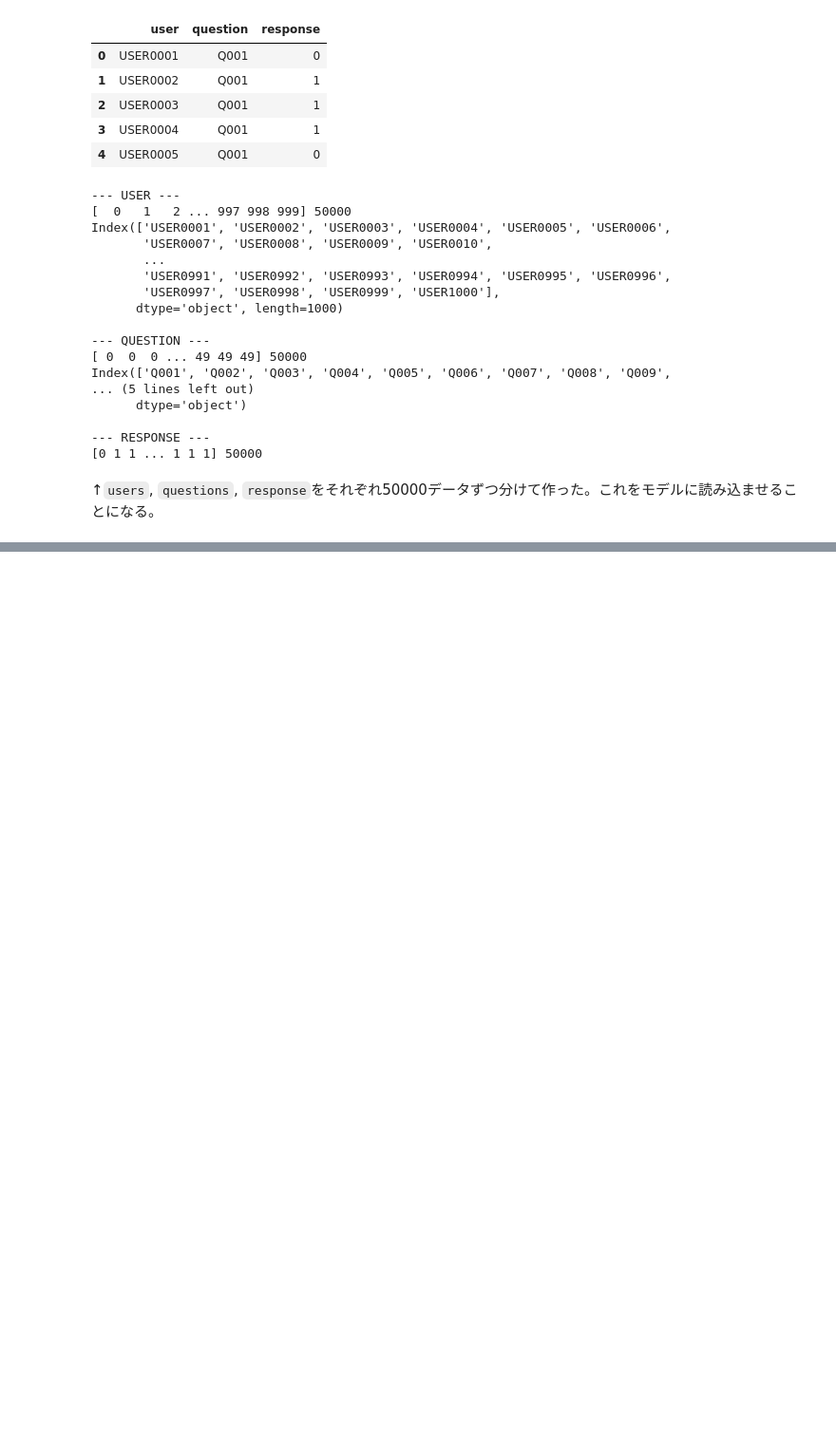
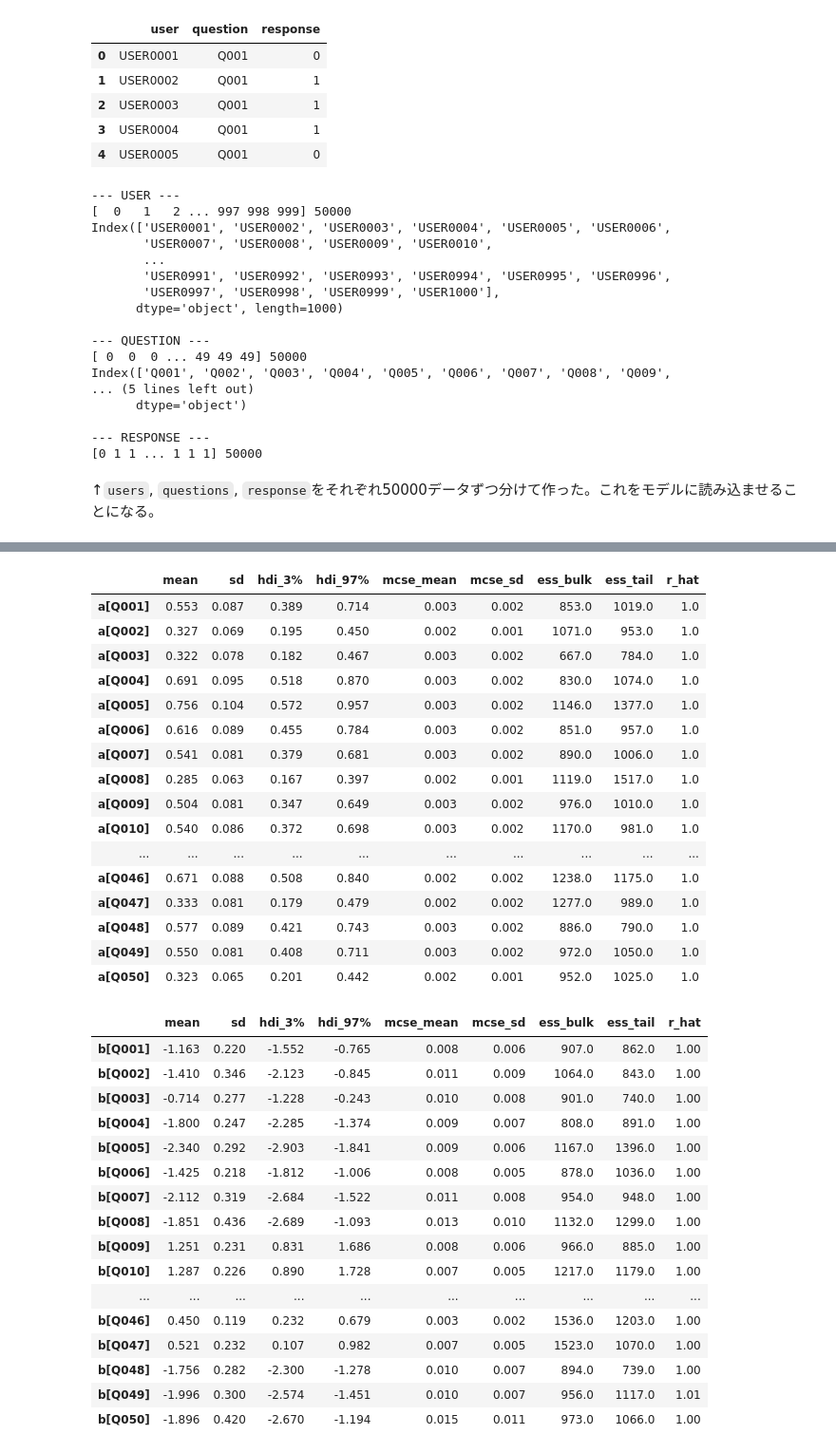
Before and after one commit to makkimaki/python-bayes-intro, a Jupyter notebook: すらすらベイズ写経_3−3_【IRT_evaluation】.ipynb, the cells around one changed output, grey strips where cells are left out. Shown: that part at 95% size. Drawn from its saved outputs; the diff is of its cells as text; code cells hidden in the pictures; blank space fills up the shorter version.

```diff
--- a/すらすらベイズ写経_3−3_【IRT_evaluation】.ipynb
+++ b/すらすらベイズ写経_3−3_【IRT_evaluation】.ipynb
@@ -205,0 +232,41 @@ display(g)
+# %%
+summary_a1 = az.summary(idata1, var_names=["a"])
+summary_b1 = az.summary(idata1, var_names=["b"])
+
+display(summary_a1)
+display(summary_b1)
+# %% [output]
+|  | mean | sd | hdi_3% | hdi_97% | mcse_mean | mcse_sd | ess_bulk | ess_tail | r_hat |
+| a[Q001] | 0.553 | 0.087 | 0.389 | 0.714 | 0.003 | 0.002 | 853.0 | 1019.0 | 1.0 |
+| a[Q002] | 0.327 | 0.069 | 0.195 | 0.450 | 0.002 | 0.001 | 1071.0 | 953.0 | 1.0 |
+| a[Q003] | 0.322 | 0.078 | 0.182 | 0.467 | 0.003 | 0.002 | 667.0 | 784.0 | 1.0 |
+| a[Q004] | 0.691 | 0.095 | 0.518 | 0.870 | 0.003 | 0.002 | 830.0 | 1074.0 | 1.0 |
+| a[Q005] | 0.756 | 0.104 | 0.572 | 0.957 | 0.003 | 0.002 | 1146.0 | 1377.0 | 1.0 |
+| a[Q006] | 0.616 | 0.089 | 0.455 | 0.784 | 0.003 | 0.002 | 851.0 | 957.0 | 1.0 |
+| a[Q007] | 0.541 | 0.081 | 0.379 | 0.681 | 0.003 | 0.002 | 890.0 | 1006.0 | 1.0 |
+| a[Q008] | 0.285 | 0.063 | 0.167 | 0.397 | 0.002 | 0.001 | 1119.0 | 1517.0 | 1.0 |
+| a[Q009] | 0.504 | 0.081 | 0.347 | 0.649 | 0.003 | 0.002 | 976.0 | 1010.0 | 1.0 |
+| a[Q010] | 0.540 | 0.086 | 0.372 | 0.698 | 0.003 | 0.002 | 1170.0 | 981.0 | 1.0 |
+| ... | ... | ... | ... | ... | ... | ... | ... | ... | ... |
+| a[Q046] | 0.671 | 0.088 | 0.508 | 0.840 | 0.002 | 0.002 | 1238.0 | 1175.0 | 1.0 |
+| a[Q047] | 0.333 | 0.081 | 0.179 | 0.479 | 0.002 | 0.002 | 1277.0 | 989.0 | 1.0 |
+| a[Q048] | 0.577 | 0.089 | 0.421 | 0.743 | 0.003 | 0.002 | 886.0 | 790.0 | 1.0 |
+| a[Q049] | 0.550 | 0.081 | 0.408 | 0.711 | 0.003 | 0.002 | 972.0 | 1050.0 | 1.0 |
+| a[Q050] | 0.323 | 0.065 | 0.201 | 0.442 | 0.002 | 0.001 | 952.0 | 1025.0 | 1.0 |
+|  | mean | sd | hdi_3% | hdi_97% | mcse_mean | mcse_sd | ess_bulk | ess_tail | r_hat |
+| b[Q001] | -1.163 | 0.220 | -1.552 | -0.765 | 0.008 | 0.006 | 907.0 | 862.0 | 1.00 |
+| b[Q002] | -1.410 | 0.346 | -2.123 | -0.845 | 0.011 | 0.009 | 1064.0 | 843.0 | 1.00 |
+| b[Q003] | -0.714 | 0.277 | -1.228 | -0.243 | 0.010 | 0.008 | 901.0 | 740.0 | 1.00 |
+| b[Q004] | -1.800 | 0.247 | -2.285 | -1.374 | 0.009 | 0.007 | 808.0 | 891.0 | 1.00 |
+| b[Q005] | -2.340 | 0.292 | -2.903 | -1.841 | 0.009 | 0.006 | 1167.0 | 1396.0 | 1.00 |
+| b[Q006] | -1.425 | 0.218 | -1.812 | -1.006 | 0.008 | 0.005 | 878.0 | 1036.0 | 1.00 |
+| b[Q007] | -2.112 | 0.319 | -2.684 | -1.522 | 0.011 | 0.008 | 954.0 | 948.0 | 1.00 |
+| b[Q008] | -1.851 | 0.436 | -2.689 | -1.093 | 0.013 | 0.010 | 1132.0 | 1299.0 | 1.00 |
+| b[Q009] | 1.251 | 0.231 | 0.831 | 1.686 | 0.008 | 0.006 | 966.0 | 885.0 | 1.00 |
+| b[Q010] | 1.287 | 0.226 | 0.890 | 1.728 | 0.007 | 0.005 | 1217.0 | 1179.0 | 1.00 |
+| ... | ... | ... | ... | ... | ... | ... | ... | ... | ... |
+| b[Q046] | 0.450 | 0.119 | 0.232 | 0.679 | 0.003 | 0.002 | 1536.0 | 1203.0 | 1.00 |
+| b[Q047] | 0.521 | 0.232 | 0.107 | 0.982 | 0.007 | 0.005 | 1523.0 | 1070.0 | 1.00 |
+| b[Q048] | -1.756 | 0.282 | -2.300 | -1.278 | 0.010 | 0.007 | 894.0 | 739.0 | 1.00 |
+| b[Q049] | -1.996 | 0.300 | -2.574 | -1.451 | 0.010 | 0.007 | 956.0 | 1117.0 | 1.01 |
+| b[Q050] | -1.896 | 0.420 | -2.670 | -1.194 | 0.015 | 0.011 | 973.0 | 1066.0 | 1.00 |
```
Also changed, not shown: parts of 9 cells of this notebook.
